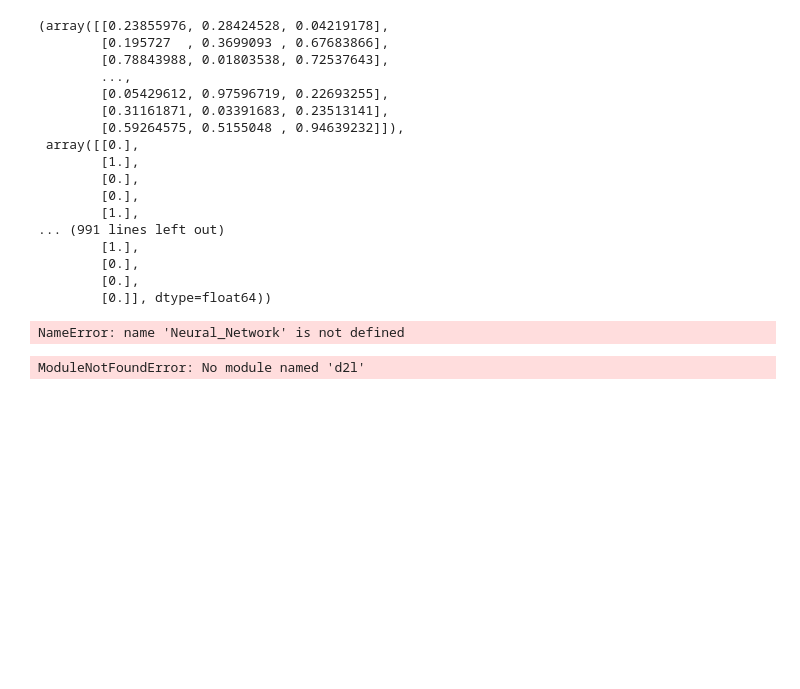
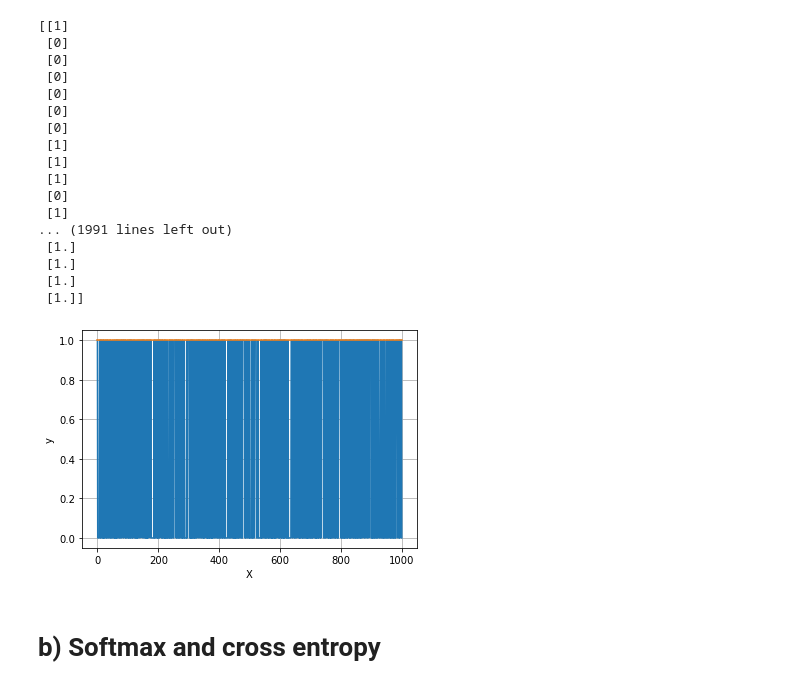
Before and after one commit to tan840/Learn, a Jupyter notebook: Assignment1_Tanvir_Ahmed_1530207.ipynb, the cells around one changed output. Saved outputs shown, nothing was run; the diff lists cells and outputs as text; code cells hidden in the pictures; blank space fills up the shorter version.

```diff
--- a/Assignment1_Tanvir_Ahmed_1530207.ipynb
+++ b/Assignment1_Tanvir_Ahmed_1530207.ipynb
@@ -70,46 +101,0 @@ NameError: name 'Neural_Network' is not defined
-# %%
-
-Test_X = pd.DataFrame(np.random.rand(1000, 3), columns = ['x1', 'x2', 'x3'])
-
-Test_y = np.array([np.random.randint(2, size = 1000)])
-Test_y = Test_y.reshape(1000, 1)
-Test_X = Test_X.to_numpy()
-Test_X = np.array(Test_X, dtype = np.longdouble)
-Test_y = np.array(Test_y, dtype = np.longdouble)
-Test_X, Test_y
-# %% [output]
-(array([[0.23855976, 0.28424528, 0.04219178],
-        [0.195727  , 0.3699093 , 0.67683866],
-        [0.78843988, 0.01803538, 0.72537643],
-        ...,
-        [0.05429612, 0.97596719, 0.22693255],
-        [0.31161871, 0.03391683, 0.23513141],
-        [0.59264575, 0.5155048 , 0.94639232]]),
- array([[0.],
-        [1.],
-        [0.],
-        [0.],
-        [1.],
-... (991 lines left out)
-        [1.],
-        [0.],
-        [0.],
-        [0.]], dtype=float64))
-# %%
-
-trainX = np.array(([3,5], [5,1], [10,2], [6,1.5]), dtype=float)
-trainY = np.array(([75], [82], [93], [70]), dtype=float)
-
-testX = np.array(([4, 5.5], [4.5,1], [9,2.5], [6, 2]), dtype=float)
-testY = np.array(([70], [89], [85], [75]), dtype=float)
-
-trainX = trainX/np.amax(trainX, axis=0)
-trainY = trainY/100
-
-testX = testX/np.amax(trainX, axis=0)
-testY = testY/100
-
-T = trainer(NN)
-T.train(X, y, Test_X, Test_y)
-# %% [output]
-NameError: name 'Neural_Network' is not defined
@@ -269,8 +101,0 @@ T.train(X, y, TestX, Testy)
-# %%
-#part 2
-
-import d2l
-from mxnet import gluon, np, npx
-npx.set_np()
-# %% [output]
-ModuleNotFoundError: No module named 'd2l'
@@ -279,0 +102,26 @@ train_iter, test_iter = d2l.load_data_fashion_mnist(batch_size)
+# %%
+NN = Neural_Nets()
+#NN.BackPropagate(NN.Feedforward(x))
+NN.testData()
+#print(NN.BackPropagate(NN.Feedforward(x)))
+# %% [output]
+[[1]
+ [0]
+ [0]
+ [0]
+ [0]
+ [0]
+ [0]
+ [1]
+ [1]
+ [1]
+ [0]
+ [1]
+... (1991 lines left out)
+ [1.]
+ [1.]
+ [1.]
+ [1.]]
+[figure, added]
+# %% [markdown]
+# b) Softmax and cross entropy
```
Also changed, not shown: parts of 12 cells of this notebook, 11 other files.
